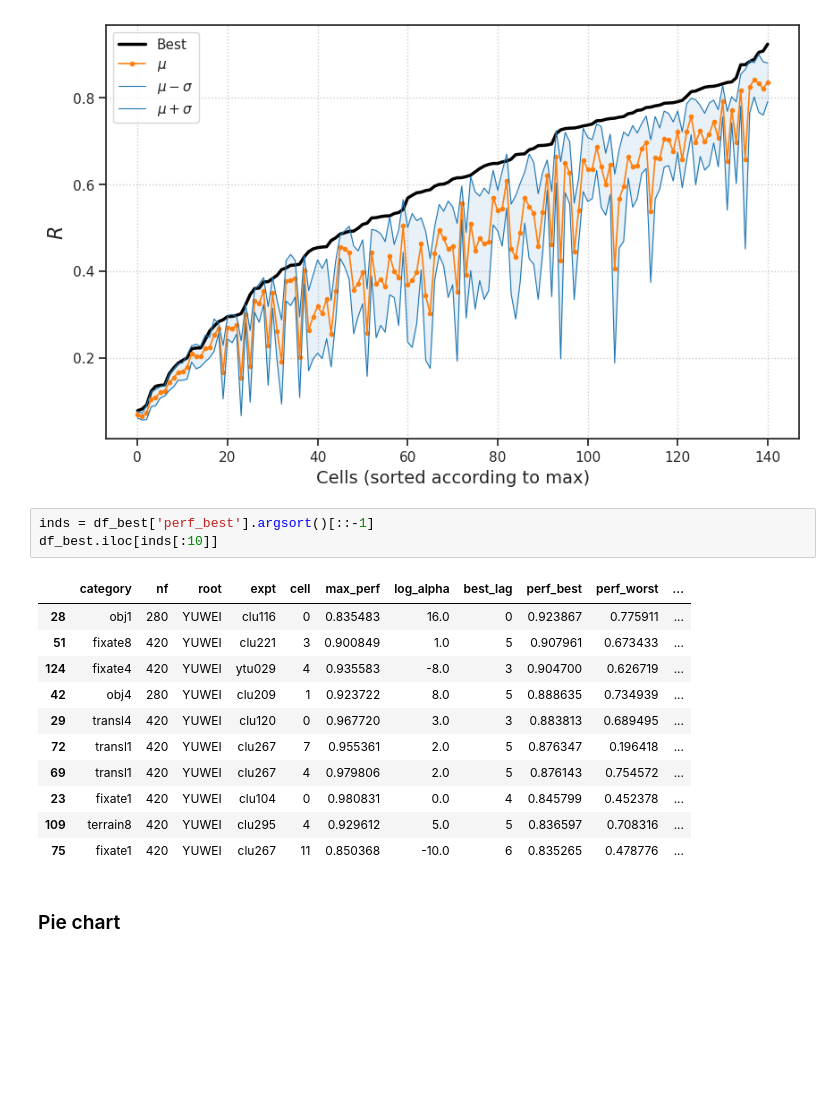
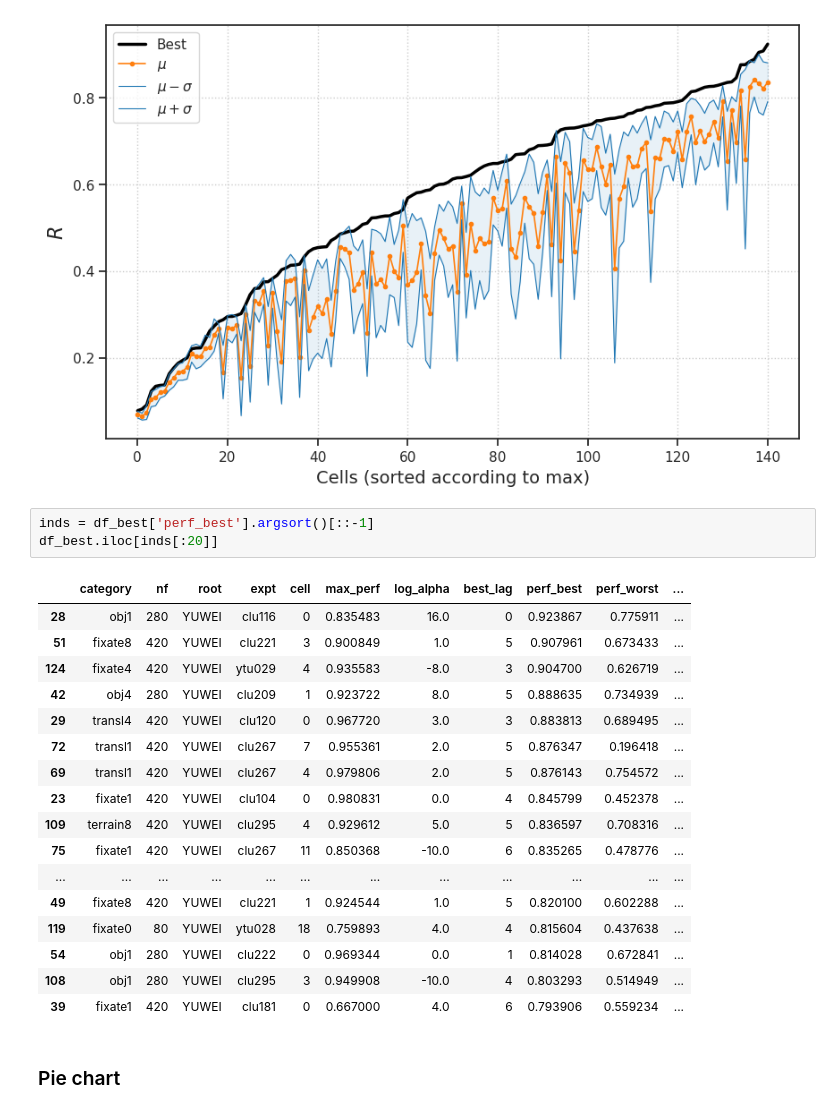
Before and after one commit to hadivafaii/jb-MTMST, a Jupyter notebook: _sources/nb/2023-04/29_combine-fits.ipynb, the cells around one changed output. Drawn from its saved outputs; the diff is of its cells as text; blank space fills up the shorter version.

```diff
--- a/_sources/nb/2023-04/29_combine-fits.ipynb
+++ b/_sources/nb/2023-04/29_combine-fits.ipynb
@@ -272,19 +315,25 @@ plt.show()
 [figure]
 # %%
 inds = df_best['perf_best'].argsort()[::-1]
-df_best.iloc[inds[:10]]
+df_best.iloc[inds[:20]]
 # %% [output]
 |  | category | nf | root | expt | cell | max_perf | log_alpha | best_lag | perf_best | perf_worst | ... |
 | 28 | obj1 | 280 | YUWEI | clu116 | 0 | 0.835483 | 16.0 | 0 | 0.923867 | 0.775911 | ... |
 | 51 | fixate8 | 420 | YUWEI | clu221 | 3 | 0.900849 | 1.0 | 5 | 0.907961 | 0.673433 | ... |
 | 124 | fixate4 | 420 | YUWEI | ytu029 | 4 | 0.935583 | -8.0 | 3 | 0.904700 | 0.626719 | ... |
 | 42 | obj4 | 280 | YUWEI | clu209 | 1 | 0.923722 | 8.0 | 5 | 0.888635 | 0.734939 | ... |
 | 29 | transl4 | 420 | YUWEI | clu120 | 0 | 0.967720 | 3.0 | 3 | 0.883813 | 0.689495 | ... |
 | 72 | transl1 | 420 | YUWEI | clu267 | 7 | 0.955361 | 2.0 | 5 | 0.876347 | 0.196418 | ... |
 | 69 | transl1 | 420 | YUWEI | clu267 | 4 | 0.979806 | 2.0 | 5 | 0.876143 | 0.754572 | ... |
 | 23 | fixate1 | 420 | YUWEI | clu104 | 0 | 0.980831 | 0.0 | 4 | 0.845799 | 0.452378 | ... |
 | 109 | terrain8 | 420 | YUWEI | clu295 | 4 | 0.929612 | 5.0 | 5 | 0.836597 | 0.708316 | ... |
 | 75 | fixate1 | 420 | YUWEI | clu267 | 11 | 0.850368 | -10.0 | 6 | 0.835265 | 0.478776 | ... |
+| ... | ... | ... | ... | ... | ... | ... | ... | ... | ... | ... | ... |
+| 49 | fixate8 | 420 | YUWEI | clu221 | 1 | 0.924544 | 1.0 | 5 | 0.820100 | 0.602288 | ... |
+| 119 | fixate0 | 80 | YUWEI | ytu028 | 18 | 0.759893 | 4.0 | 4 | 0.815604 | 0.437638 | ... |
+| 54 | obj1 | 280 | YUWEI | clu222 | 0 | 0.969344 | 0.0 | 1 | 0.814028 | 0.672841 | ... |
+| 108 | obj1 | 280 | YUWEI | clu295 | 3 | 0.949908 | -10.0 | 4 | 0.803293 | 0.514949 | ... |
+| 39 | fixate1 | 420 | YUWEI | clu181 | 0 | 0.667000 | 4.0 | 6 | 0.793906 | 0.559234 | ... |
 # %% [markdown]
 ### Pie chart
 # %%
```
Also changed, not shown: parts of 20 cells of this notebook, 5 other files.
